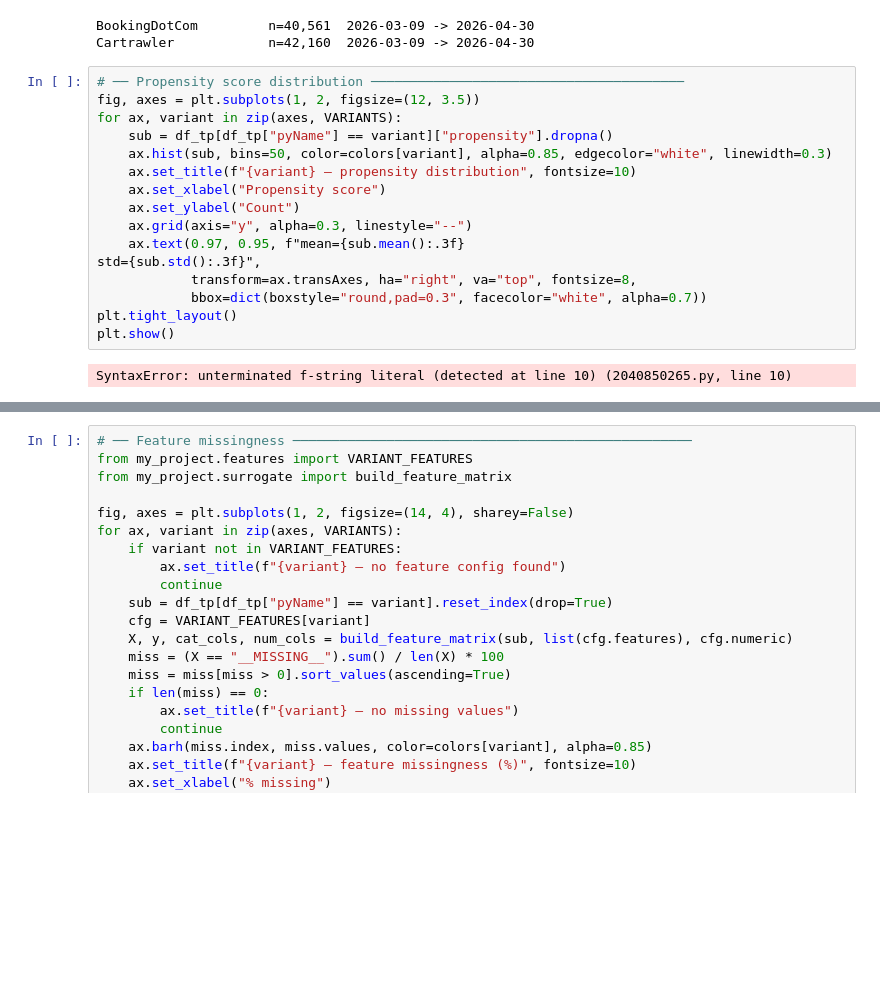
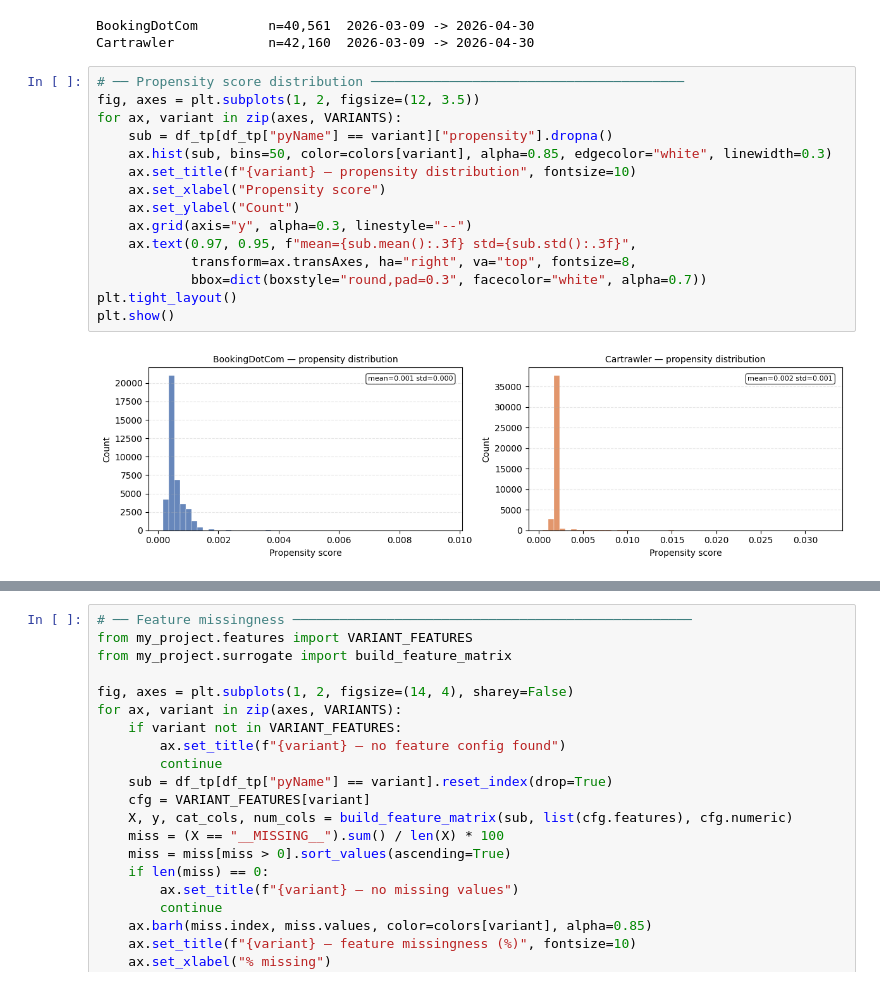
Before and after one commit to bosnbos/xai-fidelity-benchmark, a Jupyter notebook: notebooks/03_eda.ipynb, the cells around one changed output, grey strips where cells are left out. Saved outputs shown, nothing was run; the diff lists cells and outputs as text; blank space fills up the shorter version.

```diff
--- a/notebooks/03_eda.ipynb
+++ b/notebooks/03_eda.ipynb
@@ -983,21 +1069,20 @@ Cartrawler            n=42,160  2026-03-09 -> 2026-04-30
 # %%
 # ── Propensity score distribution ────────────────────────────────────────
 fig, axes = plt.subplots(1, 2, figsize=(12, 3.5))
 for ax, variant in zip(axes, VARIANTS):
     sub = df_tp[df_tp["pyName"] == variant]["propensity"].dropna()
     ax.hist(sub, bins=50, color=colors[variant], alpha=0.85, edgecolor="white", linewidth=0.3)
     ax.set_title(f"{variant} — propensity distribution", fontsize=10)
     ax.set_xlabel("Propensity score")
     ax.set_ylabel("Count")
     ax.grid(axis="y", alpha=0.3, linestyle="--")
-    ax.text(0.97, 0.95, f"mean={sub.mean():.3f}
-std={sub.std():.3f}",
+    ax.text(0.97, 0.95, f"mean={sub.mean():.3f} std={sub.std():.3f}",
             transform=ax.transAxes, ha="right", va="top", fontsize=8,
             bbox=dict(boxstyle="round,pad=0.3", facecolor="white", alpha=0.7))
 plt.tight_layout()
 plt.show()
 # %% [output]
-SyntaxError: unterminated f-string literal (detected at line 10) (2040850265.py, line 10)
+[figure, added]
 # %%
 # ── Model version churn ──────────────────────────────────────────────────
 fig, axes = plt.subplots(1, 2, figsize=(12, 3.5))
```
Also changed, not shown: parts of 5 cells of this notebook, 11 other files.
